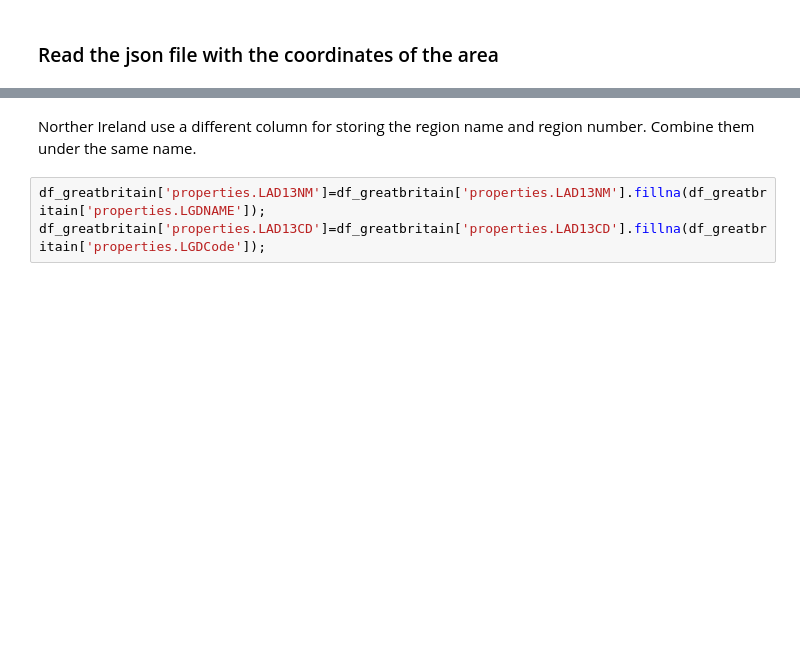
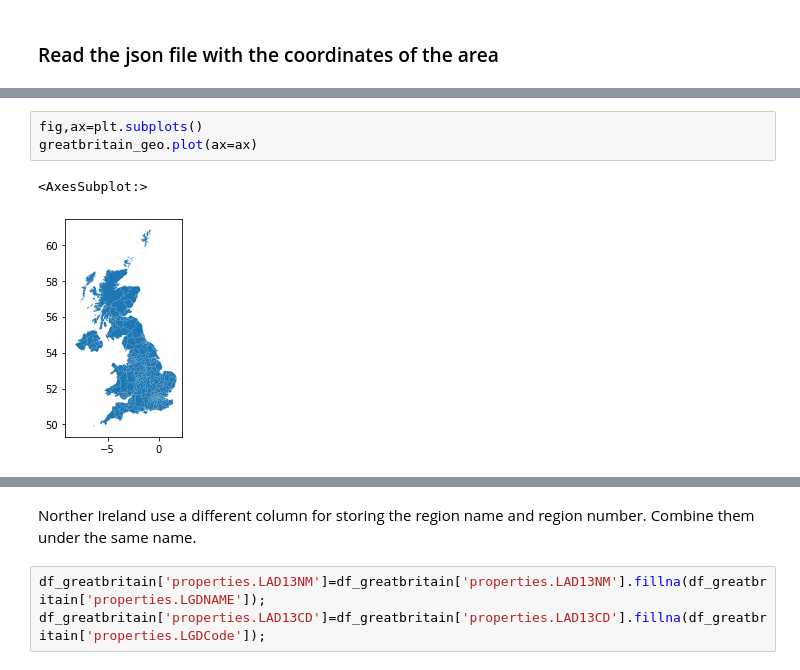
Before and after one commit to gabrielegranello/Dataviz, a Jupyter notebook: Data_cleaning.ipynb, the cells around one changed output, grey strips where cells are left out. Drawn from its saved outputs; the diff is of its cells as text; blank space fills up the shorter version.

```diff
--- a/Data_cleaning.ipynb
+++ b/Data_cleaning.ipynb
@@ -46,0 +103,6 @@ df_final.to_json(path_or_buf='HPI.json', orient='records')
+# %%
+fig,ax=plt.subplots()
+greatbritain_geo.plot(ax=ax)
+# %% [output]
+<AxesSubplot:>
+[figure, added]
```
Also changed, not shown: parts of 25 cells of this notebook, 2 other files.
